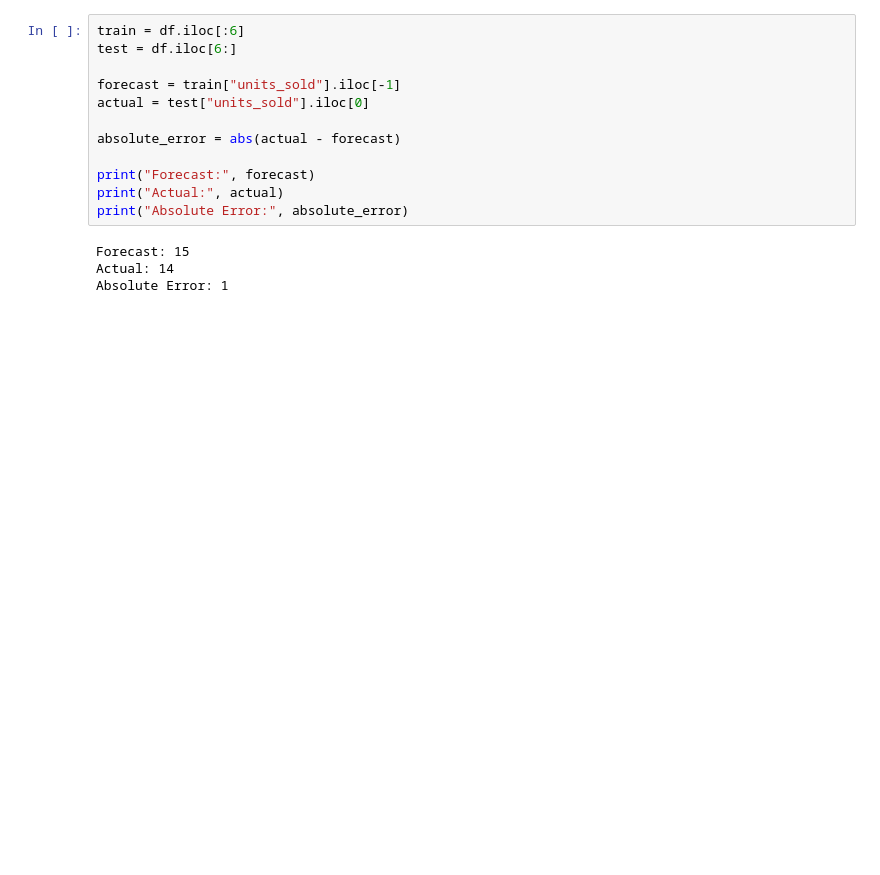
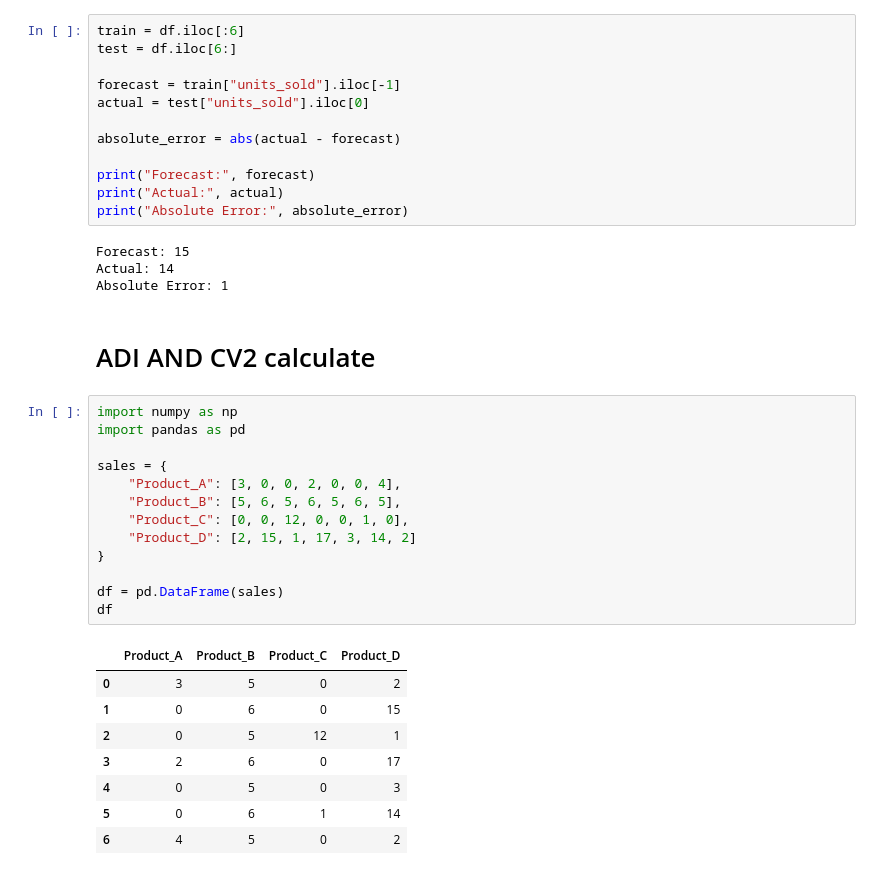
Before and after one commit to iamlaboniraz/Thesis_work, a Jupyter notebook: Untitled.ipynb, the cells around one changed output. Saved outputs shown, nothing was run; the diff lists cells and outputs as text; blank space fills up the shorter version.

```diff
--- a/Untitled.ipynb
+++ b/Untitled.ipynb
@@ -65,3 +65,27 @@ print("Absolute Error:", absolute_error)
 Forecast: 15
 Actual: 14
 Absolute Error: 1
+# %% [markdown]
+# ADI AND CV2 calculate
+# %%
+import numpy as np
+import pandas as pd
+
+sales = {
+    "Product_A": [3, 0, 0, 2, 0, 0, 4],
+    "Product_B": [5, 6, 5, 6, 5, 6, 5],
+    "Product_C": [0, 0, 12, 0, 0, 1, 0],
+    "Product_D": [2, 15, 1, 17, 3, 14, 2]
+}
+
+df = pd.DataFrame(sales)
+df
+# %% [output]
+|  | Product_A | Product_B | Product_C | Product_D |
+| 0 | 3 | 5 | 0 | 2 |
+| 1 | 0 | 6 | 0 | 15 |
+| 2 | 0 | 5 | 12 | 1 |
+| 3 | 2 | 6 | 0 | 17 |
+| 4 | 0 | 5 | 0 | 3 |
+| 5 | 0 | 6 | 1 | 14 |
+| 6 | 4 | 5 | 0 | 2 |
```
Also changed, not shown: parts of 4 cells of this notebook.
